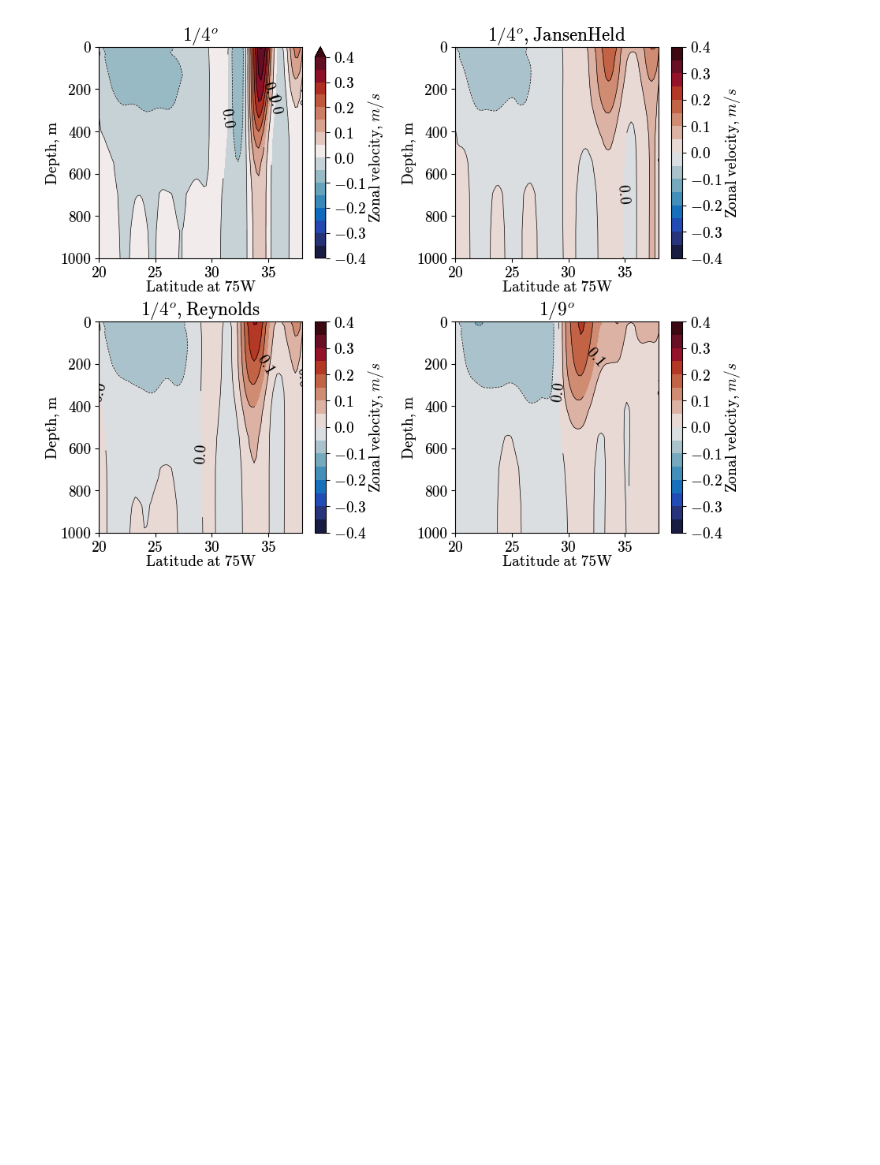
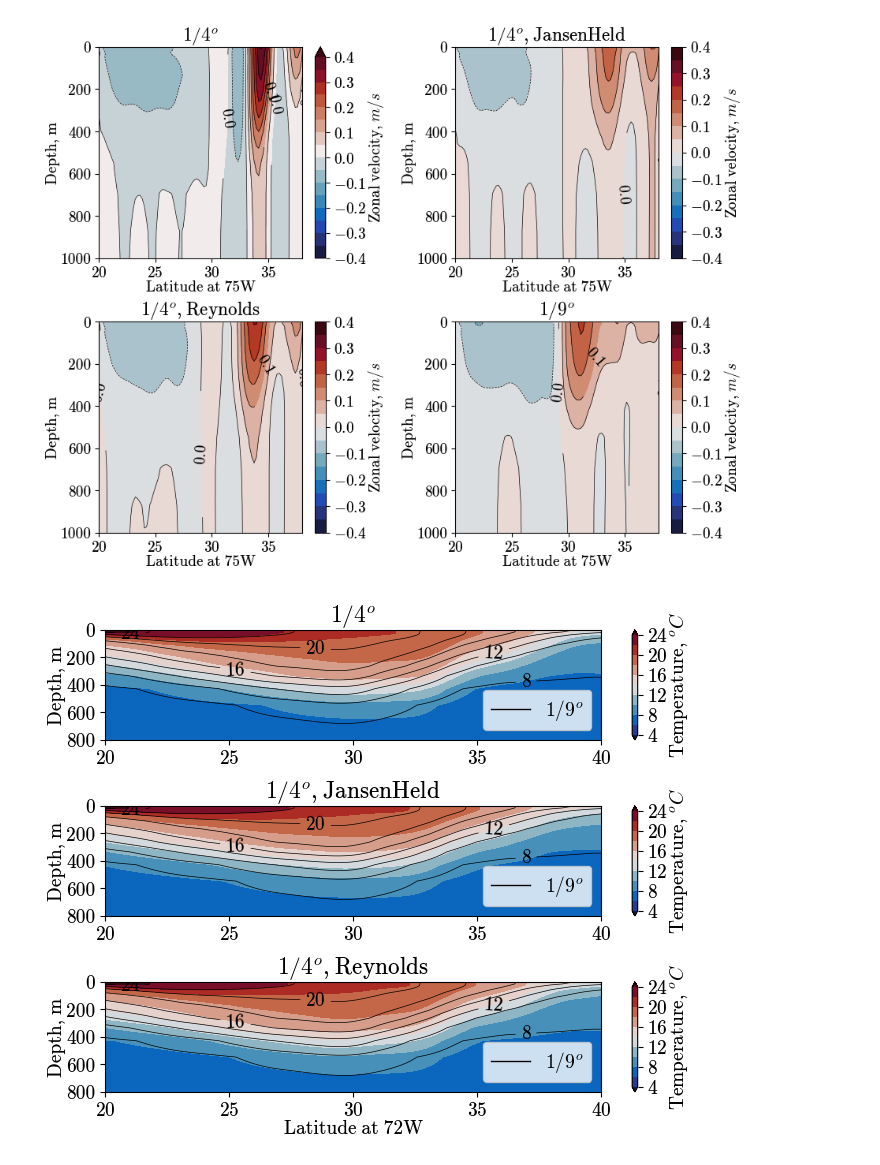
Before and after one commit to Pperezhogin/NEMO-Reynolds, a Jupyter notebook: online-metrics.ipynb, the cells around one changed output. Saved outputs shown, nothing was run; the diff lists cells and outputs as text; code cells hidden in the pictures; blank space fills up the shorter version.

```diff
--- a/online-metrics.ipynb
+++ b/online-metrics.ipynb
@@ -97,3 +100,20 @@ plot_2x2(fun='plot_uzonal_section')
 [figure]
 # %%
 #plot_2x2(fun='plot_uzonal_section', error=True)
+# %%
+plt.figure(figsize=(8,6))
+plt.subplots_adjust(wspace=0, hspace=0.6)
+plt.subplot(3,1,1)
+ds['R4'].plot_Tzonal_section(ds['R9'])
+plt.xlabel('')
+plt.title('$1/4^o$')
+plt.subplot(3,1,2)
+ds['R4_neg'].plot_Tzonal_section(ds['R9'])
+plt.title('$1/4^o$, JansenHeld')
+plt.xlabel('')
+plt.subplot(3,1,3)
+ds['CR_30_2iter_4boundary'].plot_Tzonal_section(ds['R9'])
+plt.title('$1/4^o$, Reynolds')
+plt.savefig('temperature_section.pdf')
+# %% [output]
+[figure, added]
```
Also changed, not shown: parts of 1 cell of this notebook, 1 other file.
